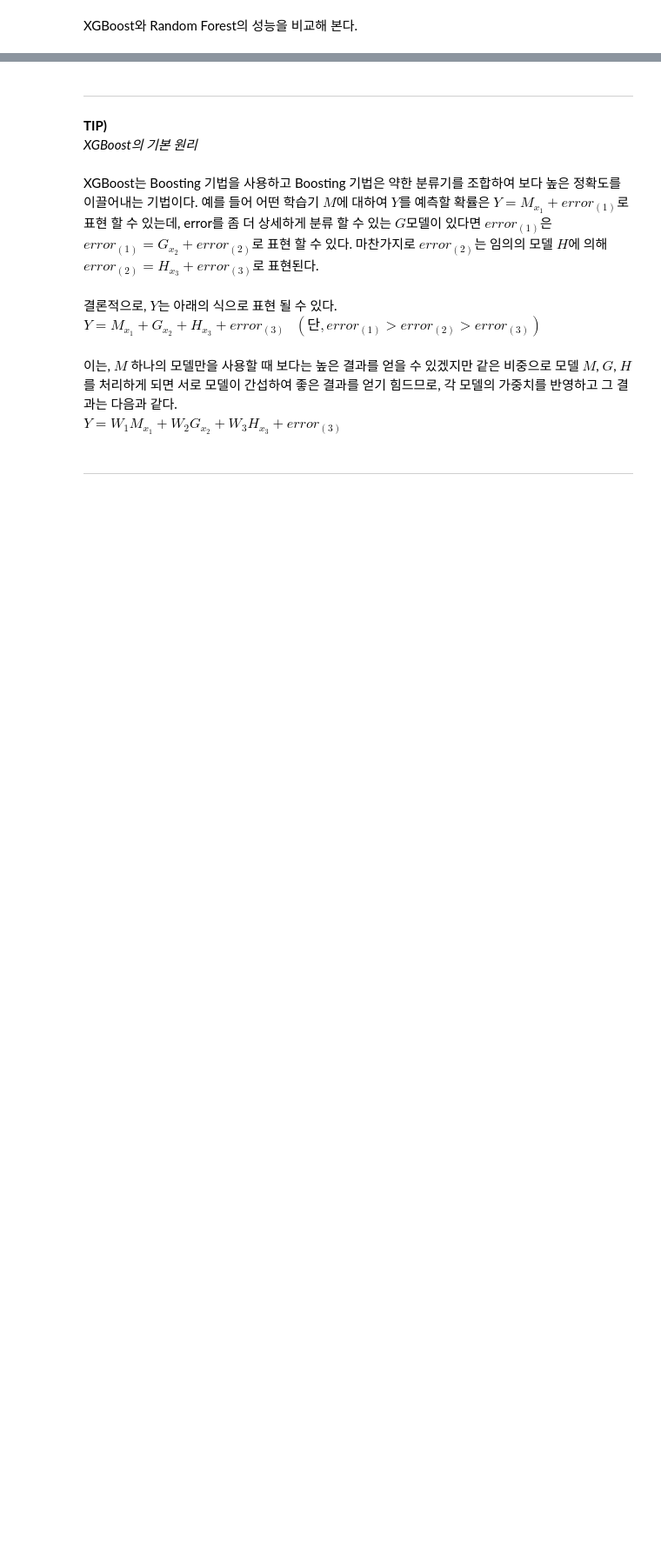
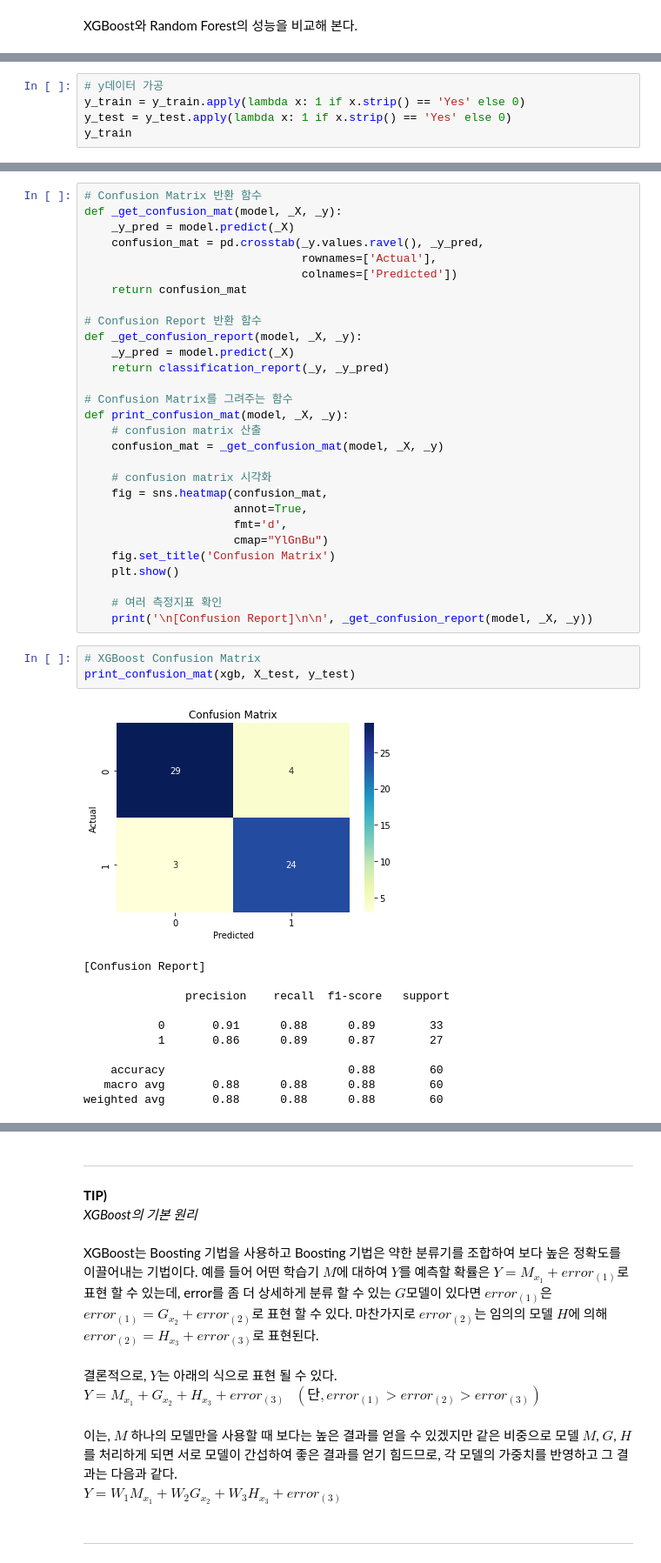
Before and after one commit to iss760/machine-learning, a Jupyter notebook: model/xgboost.ipynb, the cells around one changed output, grey strips where cells are left out. Shown at 87% size. Saved outputs shown, nothing was run; the diff lists cells and outputs as text; blank space fills up the shorter version.

Commit message:
Add xgboost classification

```diff
--- a/model/xgboost.ipynb
+++ b/model/xgboost.ipynb
@@ -88,0 +92,5 @@ XGBoost와 Random Forest의 성능을 비교해 본다.
+# %%
+# y데이터 가공
+y_train = y_train.apply(lambda x: 1 if x.strip() == 'Yes' else 0)
+y_test = y_test.apply(lambda x: 1 if x.strip() == 'Yes' else 0)
+y_train
@@ -88,0 +128,44 @@ XGBoost와 Random Forest의 성능을 비교해 본다.
+# %%
+# Confusion Matrix 반환 함수
+def _get_confusion_mat(model, _X, _y):
+    _y_pred = model.predict(_X)
+    confusion_mat = pd.crosstab(_y.values.ravel(), _y_pred,
+                                rownames=['Actual'],
+                                colnames=['Predicted'])
+    return confusion_mat
+
+# Confusion Report 반환 함수
+def _get_confusion_report(model, _X, _y):
+    _y_pred = model.predict(_X)
+    return classification_report(_y, _y_pred)
+
+# Confusion Matrix를 그려주는 함수
+def print_confusion_mat(model, _X, _y):
+    # confusion matrix 산출
+    confusion_mat = _get_confusion_mat(model, _X, _y)
+
+    # confusion matrix 시각화
+    fig = sns.heatmap(confusion_mat,
+                      annot=True,
+                      fmt='d',
+                      cmap="YlGnBu")
+    fig.set_title('Confusion Matrix')
+    plt.show()
+
+    # 여러 측정지표 확인
+    print('\n[Confusion Report]\n\n', _get_confusion_report(model, _X, _y))
+# %%
+# XGBoost Confusion Matrix
+print_confusion_mat(xgb, X_test, y_test)
+# %% [output]
+[figure, added]
+[Confusion Report]
+
+               precision    recall  f1-score   support
+
+           0       0.91      0.88      0.89        33
+           1       0.86      0.89      0.87        27
+
+    accuracy                           0.88        60
+   macro avg       0.88      0.88      0.88        60
+weighted avg       0.88      0.88      0.88        60
```
Also changed, not shown: parts of 23 cells of this notebook.
